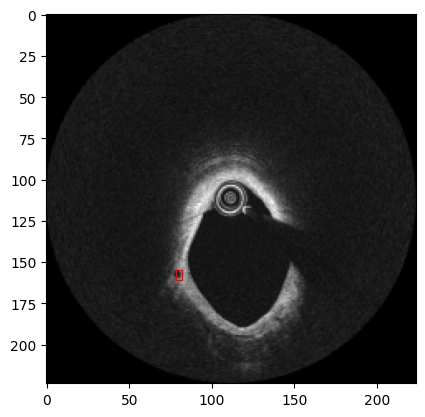
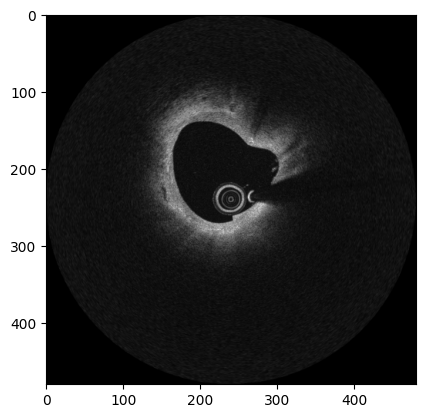
Unified diff of the notebook cell whose output changed from the first chart to the second:
--- before
+++ after
@@ -15,5 +15,6 @@
     
     f, ax = plt.subplots()
-    ax.imshow(image[0][0].numpy(), cmap='gray')
+    centre = image[0].shape[0] // 2
+    ax.imshow(image[0][centre].numpy(), cmap="gray")
     for bbox in bboxes:
         x, y, width, height  = bbox[0], bbox[1], bbox[2]-bbox[0], bbox[3]-bbox[1]

Commit: Testing of modified dataloader sb_dataset_inc_negatives.py where neighbouring frames are added